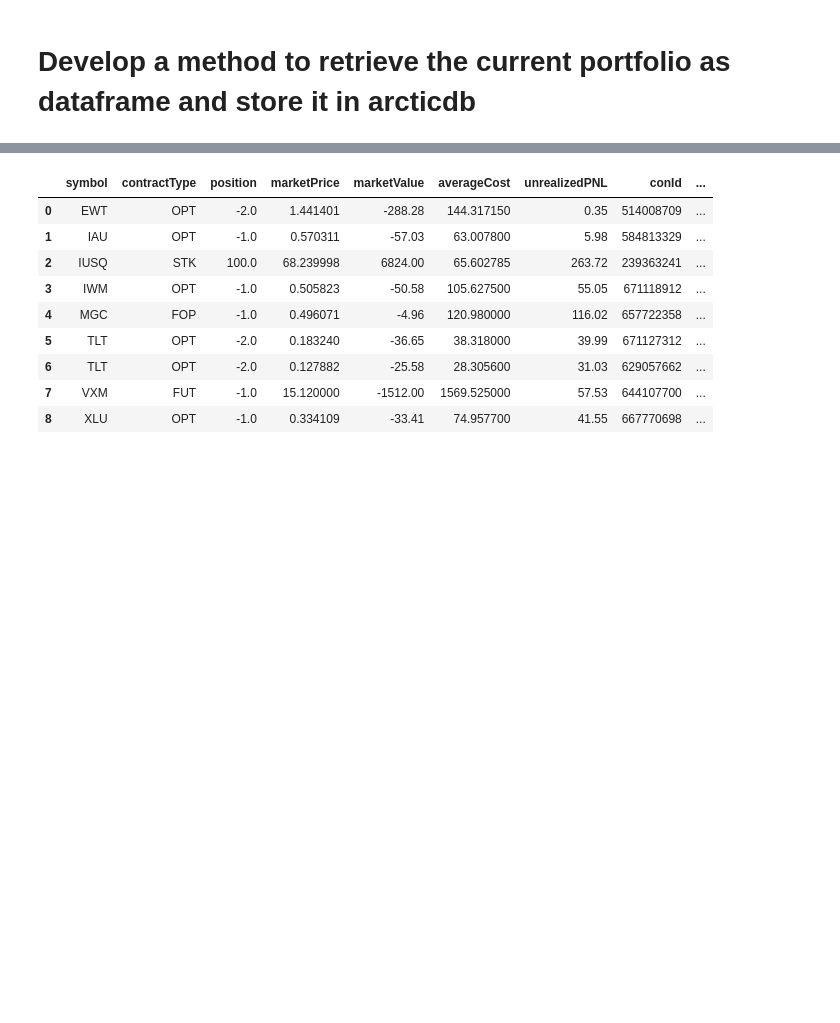
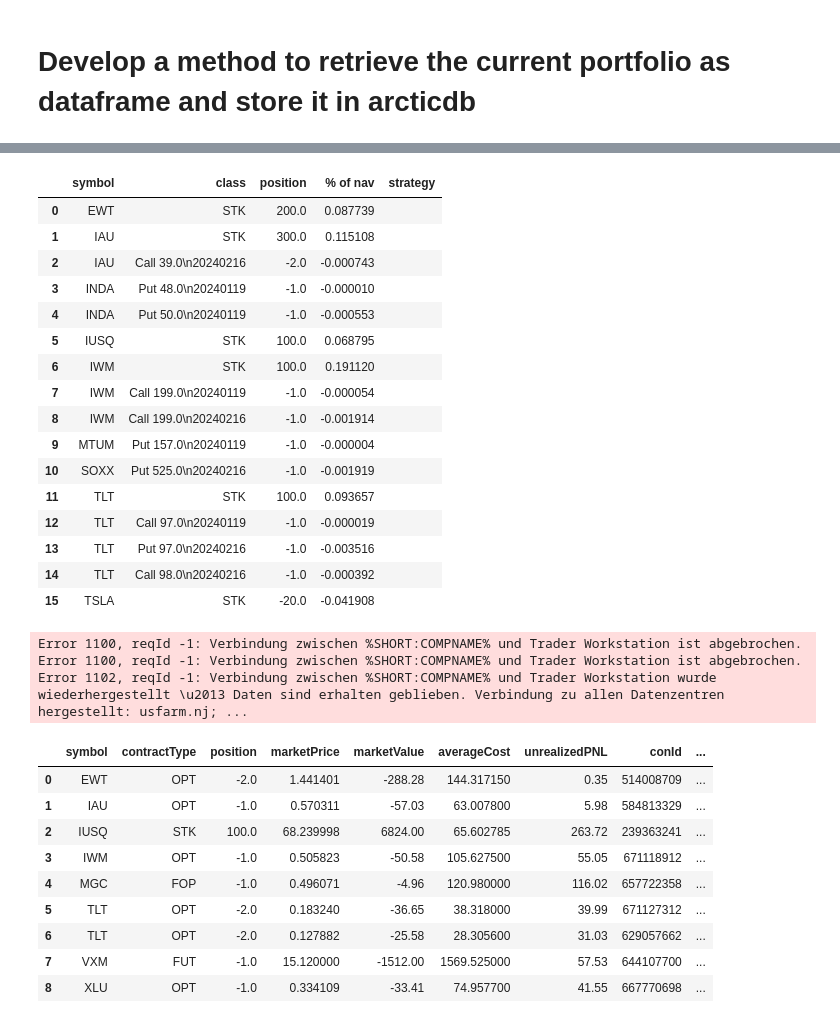
Before and after one commit to lowQuant/IB-Multi-Strategy-ATS, a Jupyter notebook: data_and_research/new_broker_methods.ipynb, the cells around one changed output, grey strips where cells are left out. Cells and saved outputs as stored; diff of their text form; code cells hidden in the pictures; blank space fills up the shorter version.

```diff
--- a/data_and_research/new_broker_methods.ipynb
+++ b/data_and_research/new_broker_methods.ipynb
@@ -48,3 +52,63 @@ pm.fetch_portfolio()
+# %%
+total_equity =  sum(float(entry.value) for entry in ib.accountSummary() if entry.tag == "EquityWithLoanValue")
+portfolio_data = []
+
+for item in ib.portfolio():
+    symbol = item.contract.symbol
+    contractType = item.contract.secType
+    position = item.position
+    marketPrice = item.marketPrice
+    marketValue = item.marketValue
+    averageCost = item.averageCost
+    unrealizedPNL = item.unrealizedPNL
+    realizedPNL = item.realizedPNL
+    conId = item.contract.conId
+    expiration = item.contract.lastTradeDateOrContractMonth
+    account = item.account
+
+    if contractType == "OPT":
+        # refactor to fct edit_opt_position
+        localSymbol = ib.portfolio()[2].contract.localSymbol.split(' ')[-1]
+        right = "Call" if item.contract.right == "C" else "Put"
+        strike = item.contract.strike
+        exp = item.contract.lastTradeDateOrContractMonth
+        class_text = right + " " + str(strike) + "\n" + exp
+    elif contractType == "FUT":
+        class_text = item.contract.localSymbol + "\n" + item.contract.lastTradeDateOrContractMonth
+    elif contractType == "STK":
+        class_text = contractType
+
+    position_dict = {'symbol': symbol,
+                     'class': class_text,
+                     'position':position,
+                     '% of nav':marketValue/total_equity,
+                     'strategy': ''}
+
+    portfolio_data.append(position_dict)
+
+df = pd.DataFrame(portfolio_data)
+df
+# %% [output]
+|  | symbol | class | position | % of nav | strategy |
+| 0 | EWT | STK | 200.0 | 0.087739 |  |
+| 1 | IAU | STK | 300.0 | 0.115108 |  |
+| 2 | IAU | Call 39.0\n20240216 | -2.0 | -0.000743 |  |
+| 3 | INDA | Put 48.0\n20240119 | -1.0 | -0.000010 |  |
+| 4 | INDA | Put 50.0\n20240119 | -1.0 | -0.000553 |  |
+| 5 | IUSQ | STK | 100.0 | 0.068795 |  |
+| 6 | IWM | STK | 100.0 | 0.191120 |  |
+| 7 | IWM | Call 199.0\n20240119 | -1.0 | -0.000054 |  |
+| 8 | IWM | Call 199.0\n20240216 | -1.0 | -0.001914 |  |
+| 9 | MTUM | Put 157.0\n20240119 | -1.0 | -0.000004 |  |
+| 10 | SOXX | Put 525.0\n20240216 | -1.0 | -0.001919 |  |
+| 11 | TLT | STK | 100.0 | 0.093657 |  |
+| 12 | TLT | Call 97.0\n20240119 | -1.0 | -0.000019 |  |
+| 13 | TLT | Put 97.0\n20240216 | -1.0 | -0.003516 |  |
+| 14 | TLT | Call 98.0\n20240216 | -1.0 | -0.000392 |  |
+| 15 | TSLA | STK | -20.0 | -0.041908 |  |
+Error 1100, reqId -1: Verbindung zwischen %SHORT:COMPNAME% und Trader Workstation ist abgebrochen.
+Error 1100, reqId -1: Verbindung zwischen %SHORT:COMPNAME% und Trader Workstation ist abgebrochen.
+Error 1102, reqId -1: Verbindung zwischen %SHORT:COMPNAME% und Trader Workstation wurde wiederhergestellt \u2013 Daten sind erhalten geblieben. Verbindung zu allen Datenzentren hergestellt: usfarm.nj; ...
 # %%
 positions = [
     {
```
Also changed, not shown: parts of 4 cells of this notebook, 3 other files.
